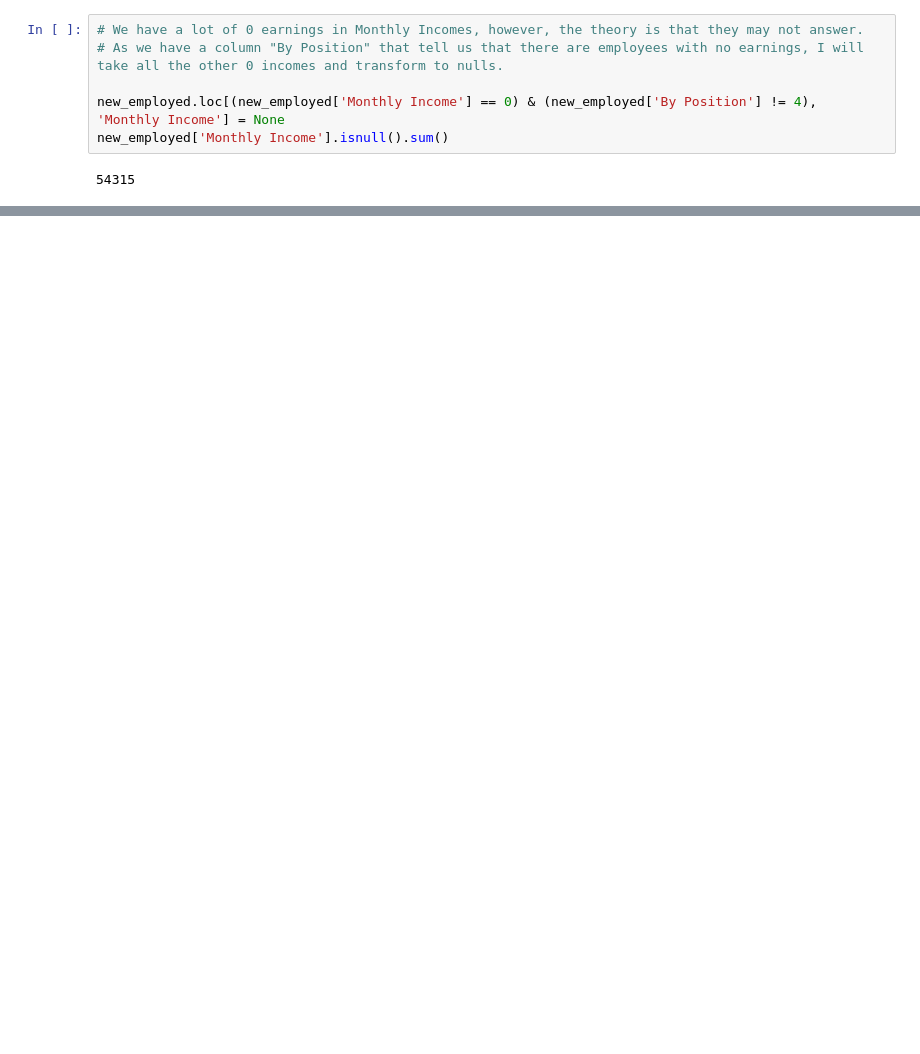
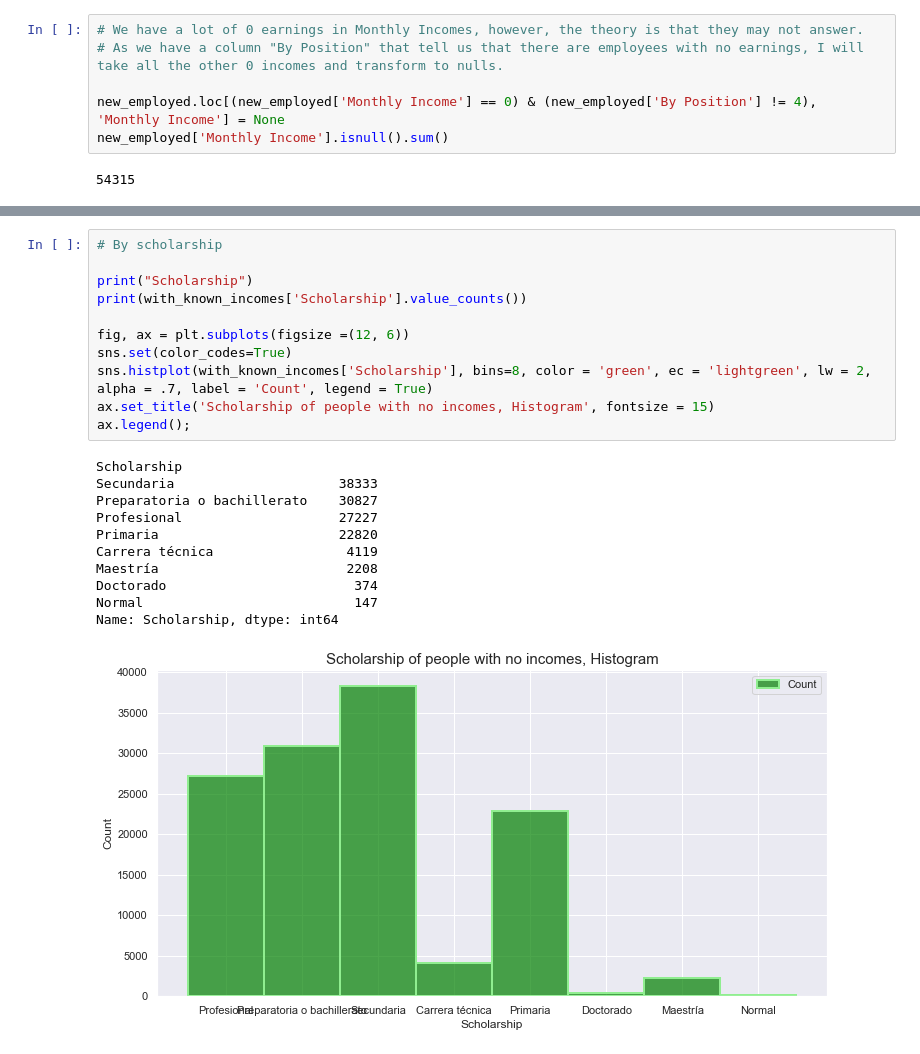
Before and after one commit to Limonada24/Capstone_Apprenticeship, a Jupyter notebook: Income Predictor for the Mexican Context - The Notebook.ipynb, the cells around one changed output, grey strips where cells are left out. Drawn from its saved outputs; the diff is of its cells as text; blank space fills up the shorter version.

```diff
--- a/Income Predictor for the Mexican Context - The Notebook.ipynb
+++ b/Income Predictor for the Mexican Context - The Notebook.ipynb
@@ -720,0 +814,23 @@ ax.legend();
+# %%
+# By scholarship
+
+print("Scholarship")
+print(with_known_incomes['Scholarship'].value_counts())
+
+fig, ax = plt.subplots(figsize =(12, 6))
+sns.set(color_codes=True)
+sns.histplot(with_known_incomes['Scholarship'], bins=8, color = 'green', ec = 'lightgreen', lw = 2, alpha = .7, label = 'Count', legend = True)
+ax.set_title('Scholarship of people with no incomes, Histogram', fontsize = 15)
+ax.legend();
+# %% [output]
+Scholarship
+Secundaria                     38333
+Preparatoria o bachillerato    30827
+Profesional                    27227
+Primaria                       22820
+Carrera técnica                 4119
+Maestría                        2208
+Doctorado                        374
+Normal                           147
+Name: Scholarship, dtype: int64
+[figure, added]
```
Also changed, not shown: parts of 82 cells of this notebook.
